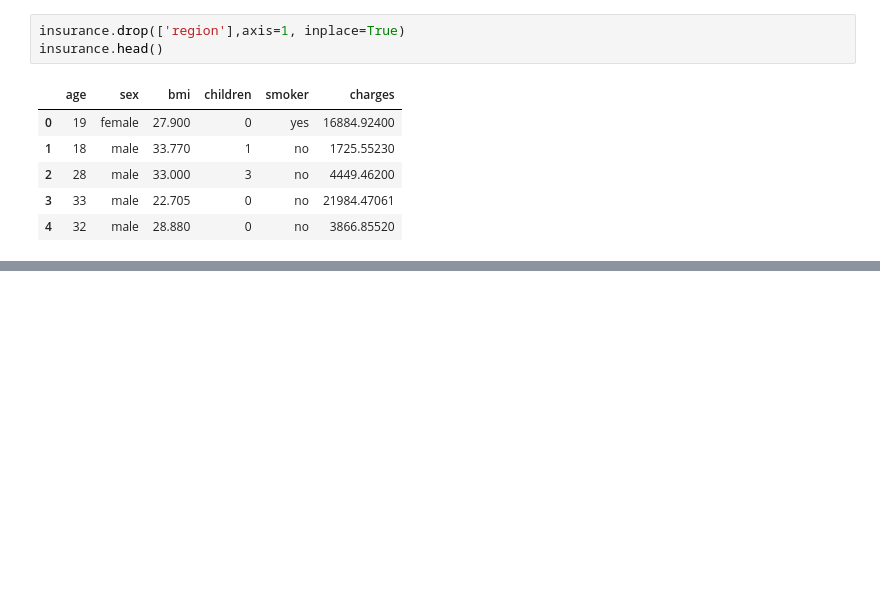
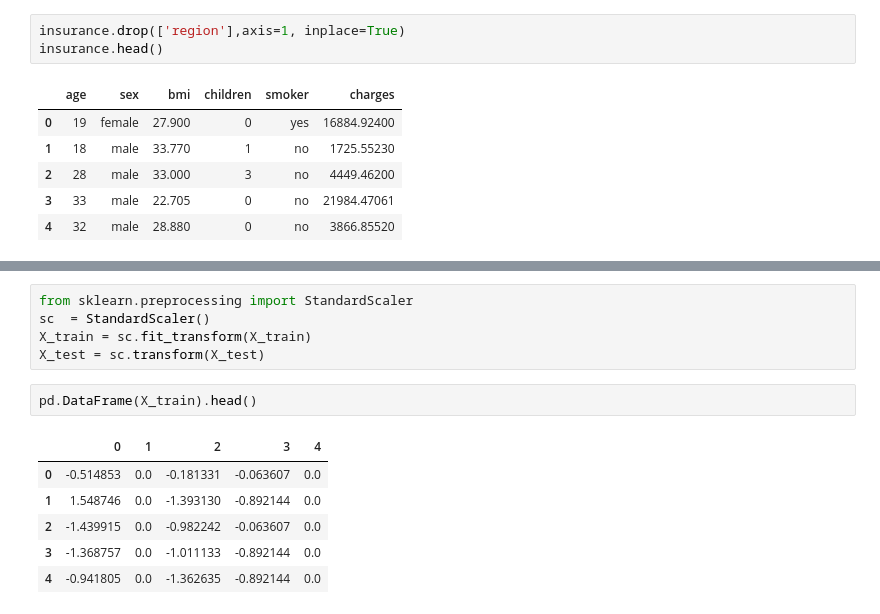
Before and after one commit to AvinashTiwari/Artifical-intelligence-2, a Jupyter notebook: 1_DataScience_20_Case_Studies/6_Insurance_Premium/Insurance.ipynb, the cells around one changed output, grey strips where cells are left out. Cells and saved outputs as stored; diff of their text form; blank space fills up the shorter version.

```diff
--- a/1_DataScience_20_Case_Studies/6_Insurance_Premium/Insurance.ipynb
+++ b/1_DataScience_20_Case_Studies/6_Insurance_Premium/Insurance.ipynb
@@ -137,0 +193,14 @@ insurance.head()
+# %%
+from sklearn.preprocessing import StandardScaler
+sc  = StandardScaler()
+X_train = sc.fit_transform(X_train)
+X_test = sc.transform(X_test)
+# %%
+pd.DataFrame(X_train).head()
+# %% [output]
+|  | 0 | 1 | 2 | 3 | 4 |
+| 0 | -0.514853 | 0.0 | -0.181331 | -0.063607 | 0.0 |
+| 1 | 1.548746 | 0.0 | -1.393130 | -0.892144 | 0.0 |
+| 2 | -1.439915 | 0.0 | -0.982242 | -0.063607 | 0.0 |
+| 3 | -1.368757 | 0.0 | -1.011133 | -0.892144 | 0.0 |
+| 4 | -0.941805 | 0.0 | -1.362635 | -0.892144 | 0.0 |
```
Also changed, not shown: parts of 7 cells of this notebook.
